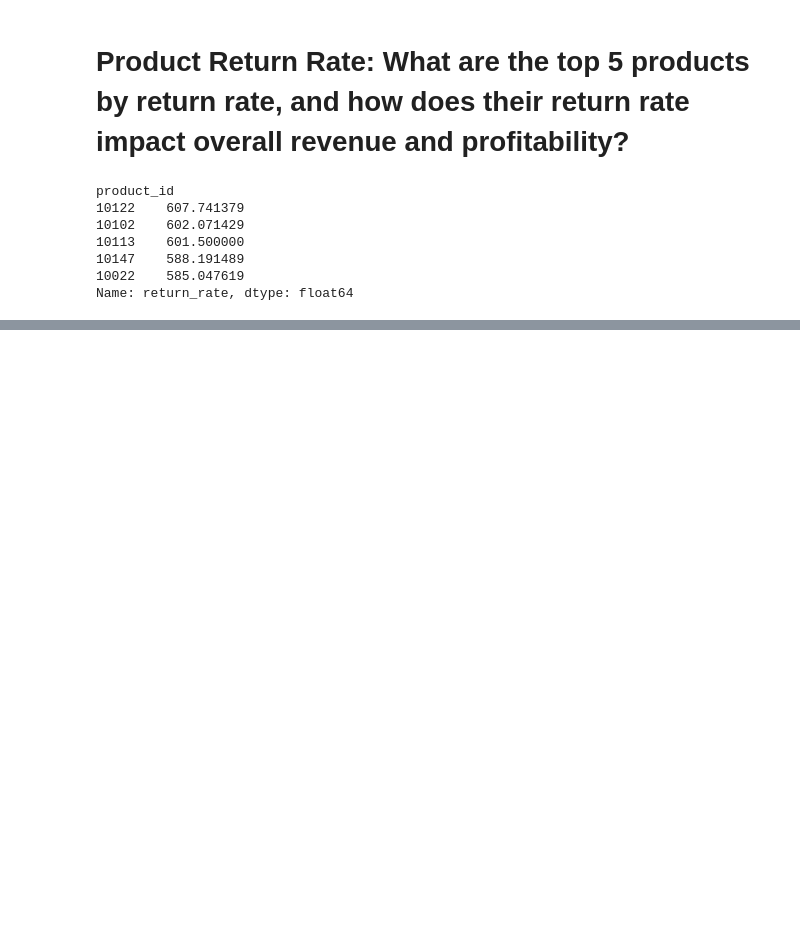
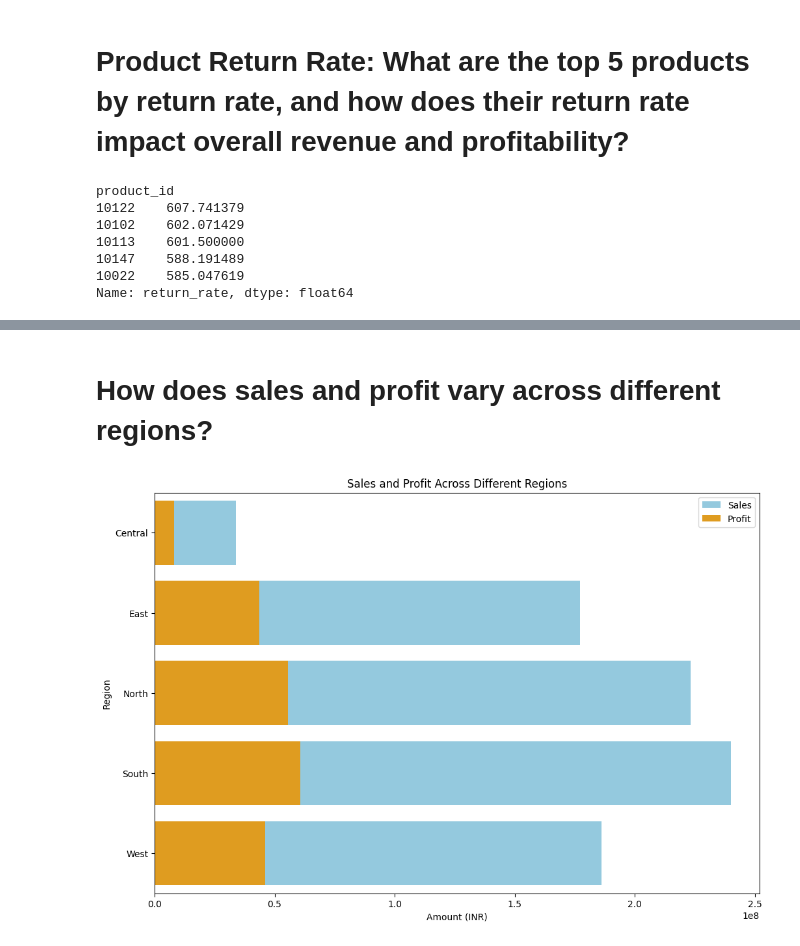
Before and after one commit to qazifabiahoq/SalesDataAnalysis_FMCG, a Jupyter notebook: SalesDataFMCG.ipynb, the cells around one changed output, grey strips where cells are left out. Cells and saved outputs as stored; diff of their text form; code cells hidden in the pictures; blank space fills up the shorter version.

```diff
--- a/SalesDataFMCG.ipynb
+++ b/SalesDataFMCG.ipynb
@@ -767,0 +919,19 @@ What is our sales and Average Discount by subcategory in the south?
+# %% [markdown]
+# How does sales and profit vary across different regions?
+# %%
+
+
+# Group the data by region and calculate total sales and profit for each
+region_sales_profit = df.groupby('region')[['sales', 'profit']].sum().reset_index()
+
+# Plotting the horizontal bar chart
+plt.figure(figsize=(12, 8))
+sns.barplot(x='sales', y='region', data=region_sales_profit, color='skyblue', label='Sales')
+sns.barplot(x='profit', y='region', data=region_sales_profit, color='orange', label='Profit')
+plt.title('Sales and Profit Across Different Regions')
+plt.xlabel('Amount (INR)')
+plt.ylabel('Region')
+plt.legend()
+plt.show()
+# %% [output]
+[figure, added]
```
Also changed, not shown: parts of 40 cells of this notebook.
